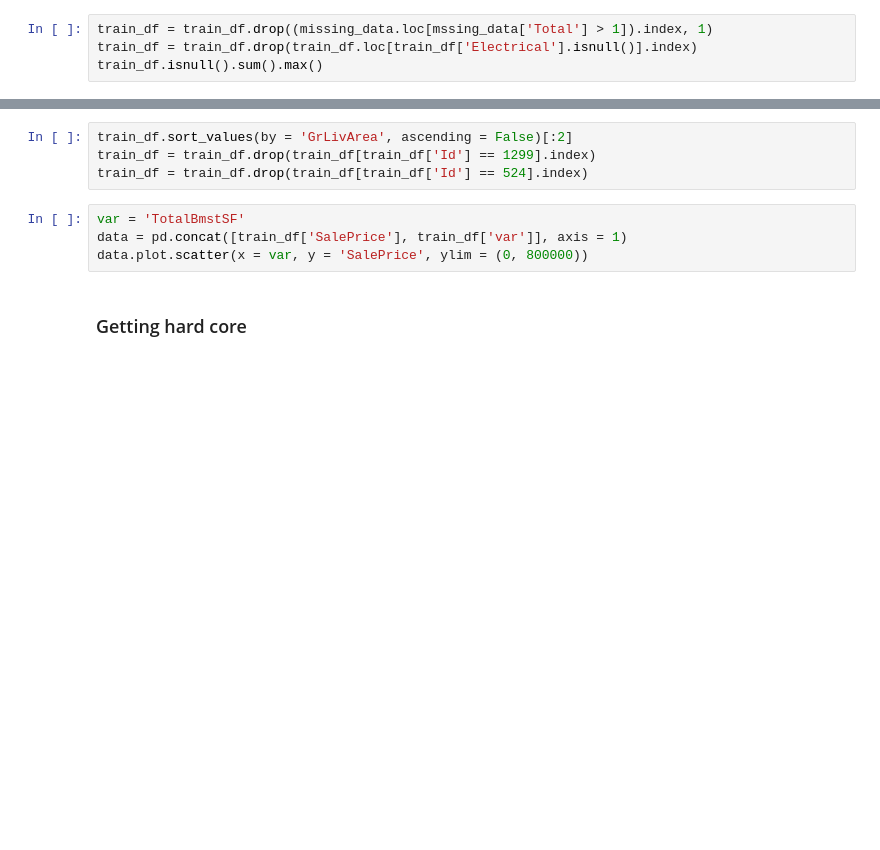
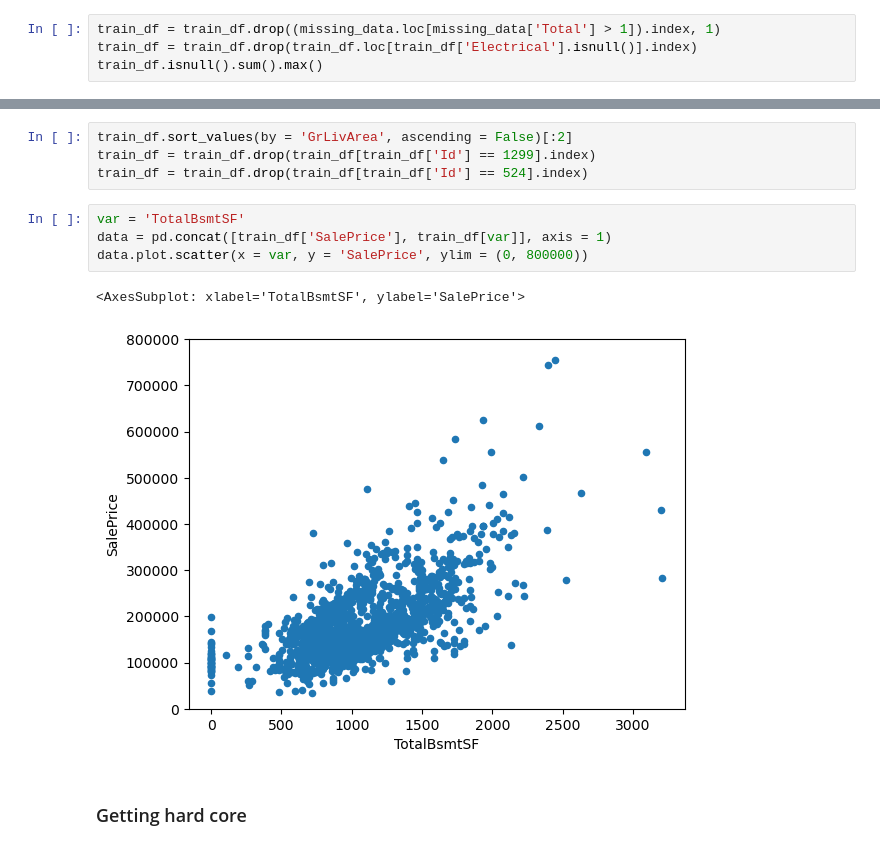
Before and after one commit to iop2000win/Data_Project, a Jupyter notebook: Code_Review_01.ipynb, the cells around one changed output, grey strips where cells are left out. Drawn from its saved outputs; the diff is of its cells as text; blank space fills up the shorter version.

```diff
--- a/Code_Review_01.ipynb
+++ b/Code_Review_01.ipynb
@@ -175,4 +178,4 @@ missing_data.head()
 # %%
-train_df = train_df.drop((missing_data.loc[mssing_data['Total'] > 1]).index, 1)
+train_df = train_df.drop((missing_data.loc[missing_data['Total'] > 1]).index, 1)
 train_df = train_df.drop(train_df.loc[train_df['Electrical'].isnull()].index)
 train_df.isnull().sum().max()
@@ -197,9 +223,12 @@ train_df.sort_values(by = 'GrLivArea', ascending = False)[:2]
 train_df = train_df.drop(train_df[train_df['Id'] == 1299].index)
 train_df = train_df.drop(train_df[train_df['Id'] == 524].index)
 # %%
-var = 'TotalBmstSF'
-data = pd.concat([train_df['SalePrice'], train_df['var']], axis = 1)
+var = 'TotalBsmtSF'
+data = pd.concat([train_df['SalePrice'], train_df[var]], axis = 1)
 data.plot.scatter(x = var, y = 'SalePrice', ylim = (0, 800000))
+# %% [output]
+<AxesSubplot: xlabel='TotalBsmtSF', ylabel='SalePrice'>
+[figure, added]
 # %% [markdown]
 ### Getting hard core
 # %%
```
Also changed, not shown: parts of 19 cells of this notebook.
